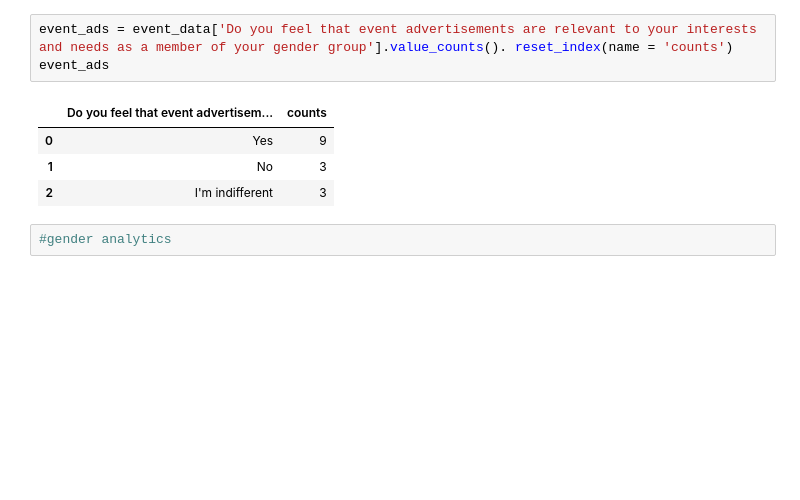
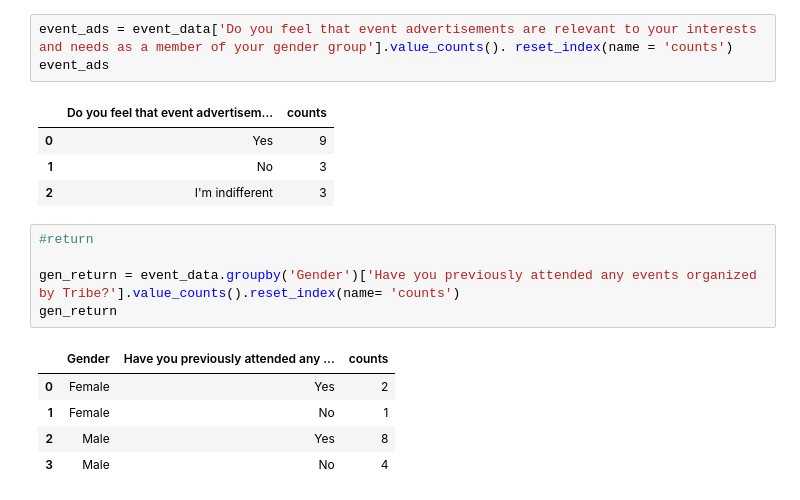
Before and after one commit to djibril968/Tribe_related_projects, a Jupyter notebook: spring_events_analytics.ipynb, the cells around one changed output. Drawn from its saved outputs; the diff is of its cells as text; blank space fills up the shorter version.

```diff
--- a/spring_events_analytics.ipynb
+++ b/spring_events_analytics.ipynb
@@ -214,5 +214,14 @@ event_ads
 | 0 | Yes | 9 |
 | 1 | No | 3 |
 | 2 | I'm indifferent | 3 |
-# %%
-#gender analytics
+# %%
+#return
+
+gen_return = event_data.groupby('Gender')['Have you previously attended any events organized by Tribe?'].value_counts().reset_index(name= 'counts')
+gen_return
+# %% [output]
+|  | Gender | Have you previously attended any ... | counts |
+| 0 | Female | Yes | 2 |
+| 1 | Female | No | 1 |
+| 2 | Male | Yes | 8 |
+| 3 | Male | No | 4 |
```
Also changed, not shown: parts of 1 cell of this notebook.
